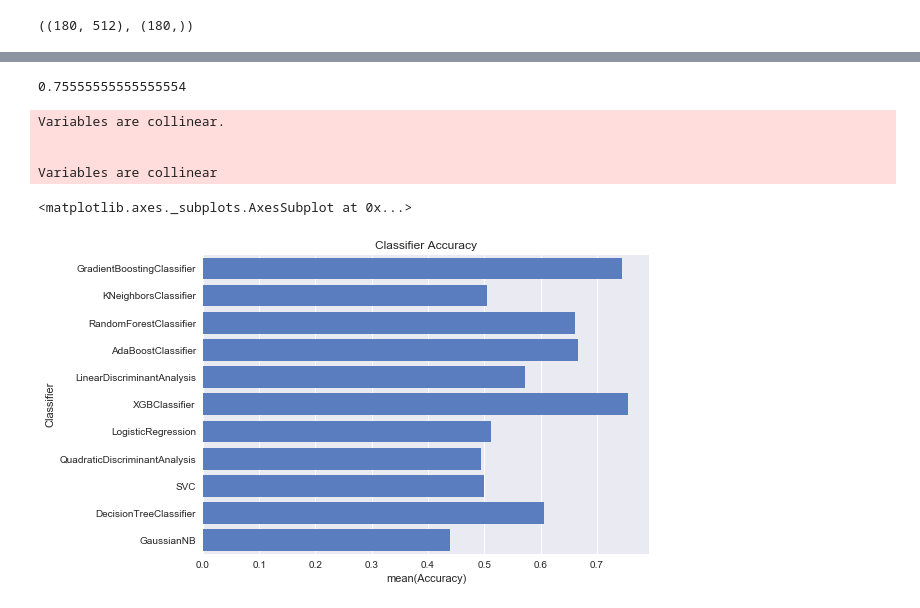
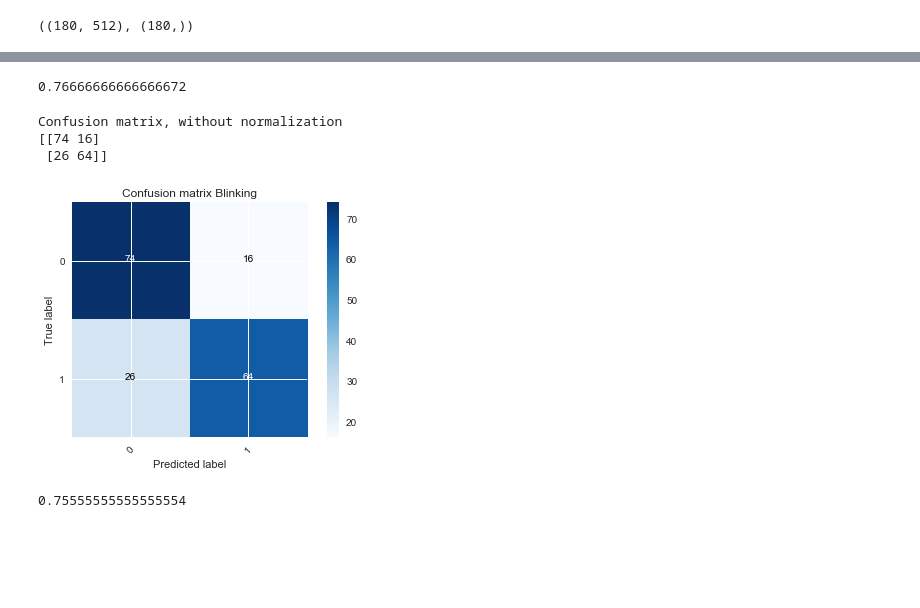
Before and after one commit to carinasauter/mind-reader, a Jupyter notebook: myModel.ipynb, the cells around one changed output, grey strips where cells are left out. Drawn from its saved outputs; the diff is of its cells as text; code cells hidden in the pictures; blank space fills up the shorter version.

```diff
--- a/myModel.ipynb
+++ b/myModel.ipynb
@@ -143,0 +200,24 @@ array([[13104,  1381,  1321, ...,  -163,  -213,  -205],
+# %%
+model = GradientBoostingClassifier()
+model.fit(X_train, Y_train)
+result = model.score(X_test, Y_test)
+result
+# %% [output]
+0.76666666666666672
+# %%
+cnf_matrix = confusion_matrix(Y_test, model.predict(X_test))
+np.set_printoptions(precision=2)
+import itertools
+
+# Plot non-normalized confusion matrix
+plt.figure()
+class_names = np.unique(Y_test)
+plot_confusion_matrix(cnf_matrix, classes=class_names,
+                      title='Confusion matrix Blinking')
+
+plt.savefig('matrix.svg')
+# %% [output]
+Confusion matrix, without normalization
+[[74 16]
+ [26 64]]
+[figure, added]
@@ -169,27 +232,0 @@ acc_dict = {}
-# %%
-for clf in classifiers:
-    name = clf.__class__.__name__
-    clf.fit(X_train, Y_train)
-    train_predictions = clf.predict(X_test)
-    acc = accuracy_score(Y_test, train_predictions)
-    if name in acc_dict:
-        acc_dict[name] += acc
-    else:
-        acc_dict[name] = acc
-
-for clf in acc_dict:
-	acc_dict[clf] = acc_dict[clf]
-	log_entry = pd.DataFrame([[clf, acc_dict[clf]]], columns=log_cols)
-	log = log.append(log_entry)
-
-plt.xlabel('Accuracy')
-plt.title('Classifier Accuracy')
-sns.set_color_codes("muted")
-sns.barplot(x='Accuracy', y='Classifier', data=log, color="b")
-# %% [output]
-Variables are collinear.
-
-
-Variables are collinear
-<matplotlib.axes._subplots.AxesSubplot at 0x...>
-[figure, removed]
```
Also changed, not shown: parts of 25 cells of this notebook, 20 other files.
